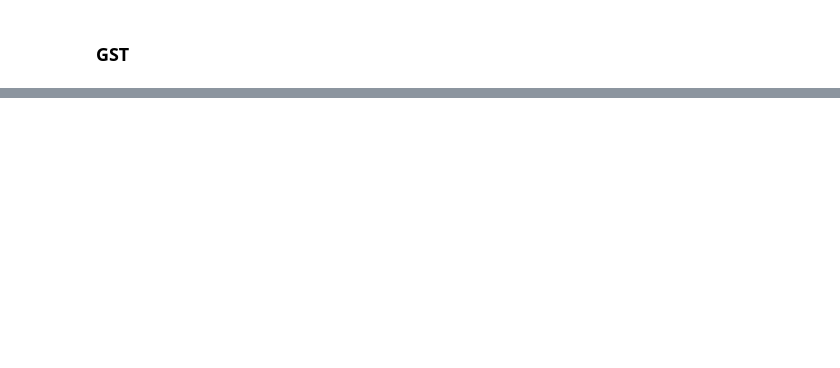
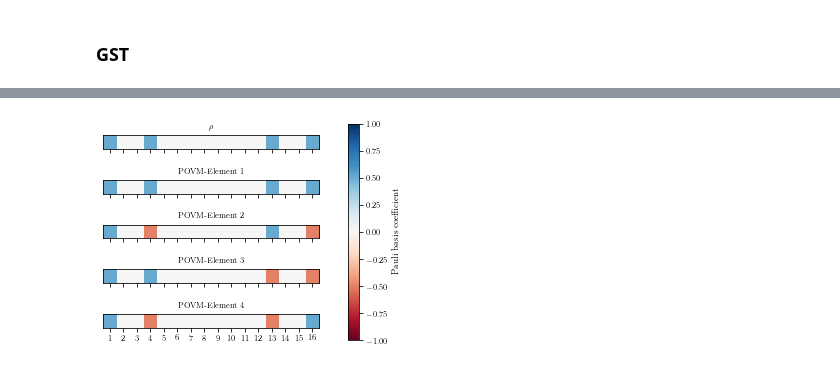
Before and after one commit to rabrie/qibocal, a Jupyter notebook: 2q_exp/2q sequence_analysis.ipynb, the cells around one changed output, grey strips where cells are left out. Cells and saved outputs as stored; diff of their text form; code cells hidden in the pictures; blank space fills up the shorter version.

```diff
--- a/2q_exp/2q sequence_analysis.ipynb
+++ b/2q_exp/2q sequence_analysis.ipynb
@@ -345,0 +341,5 @@ display(s_g), display(s_o)
+# %%
+# Ideal SPAM in Pauli basis
+plot_spam(rho_t_pp, E_t_pp)
+# %% [output]
+[figure, added]
```
Also changed, not shown: parts of 27 cells of this notebook, 5 other files.
